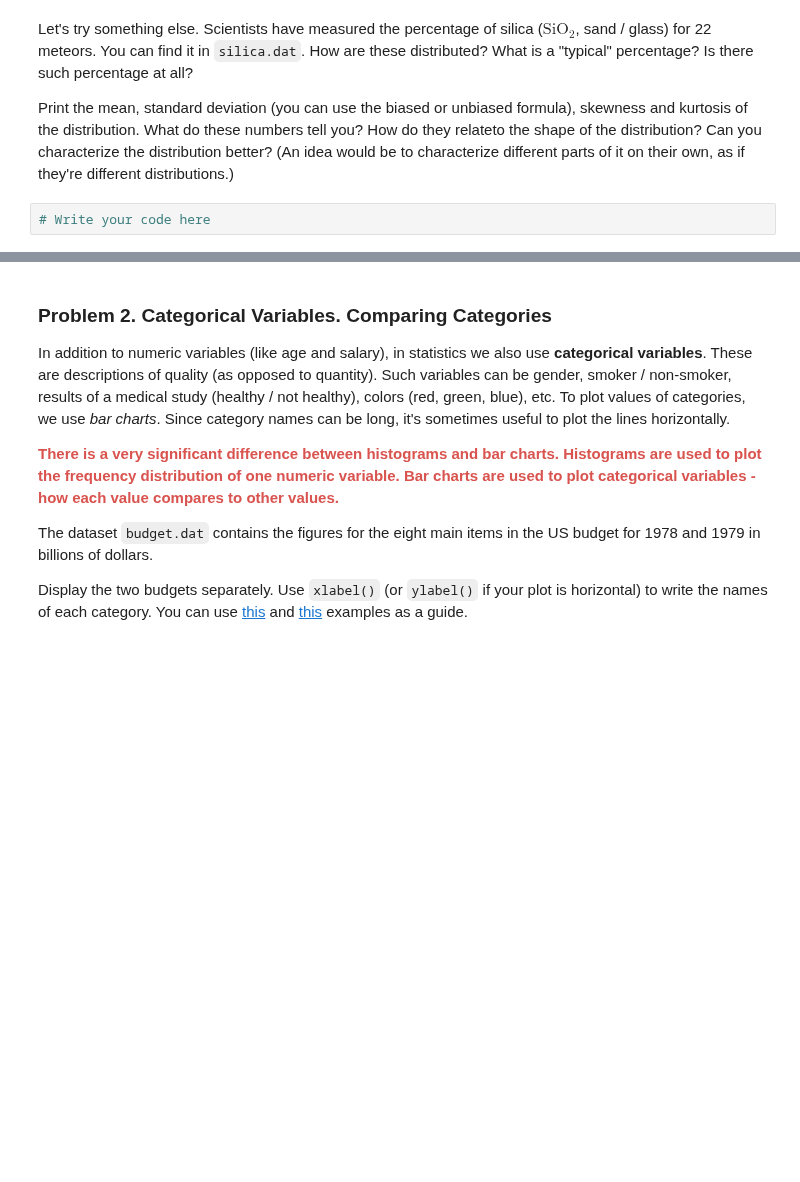
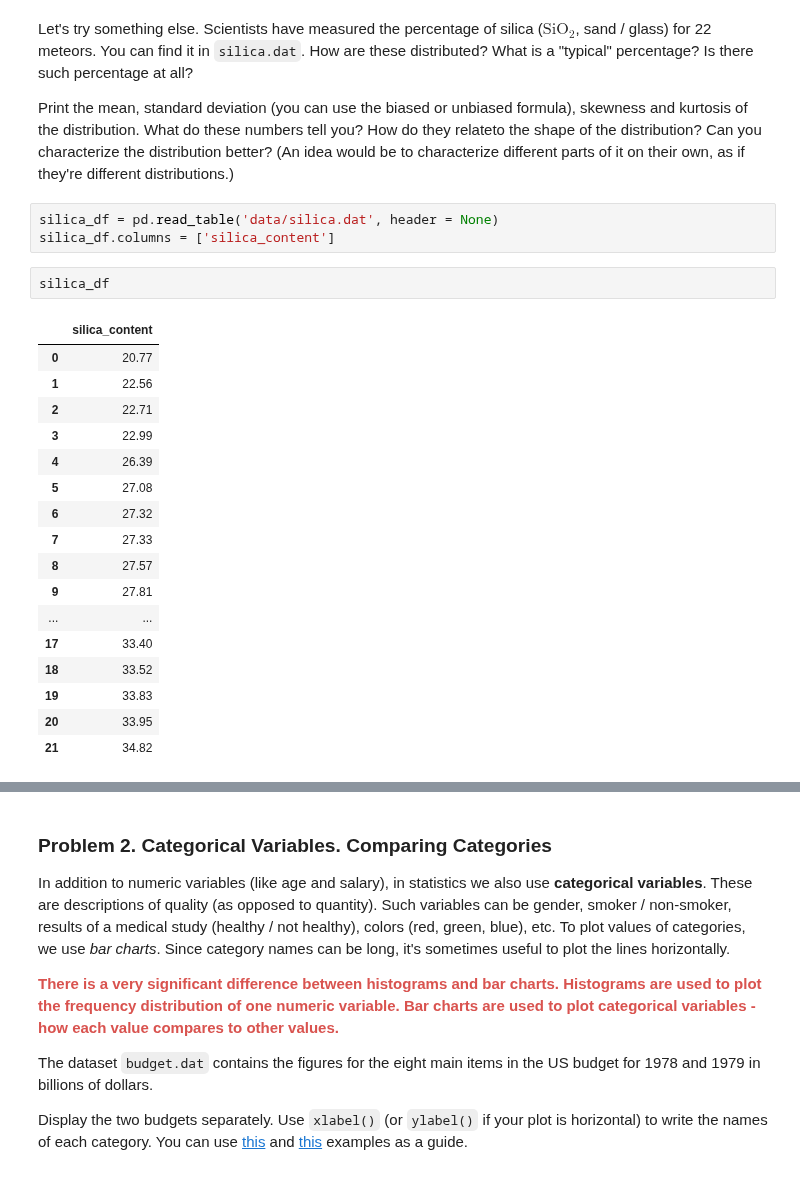
Before and after one commit to mi6oo6im/ml_math_for_devs, a Jupyter notebook: 12. Exercise Statistics/Statistics Exercise.ipynb, the cells around one changed output, grey strips where cells are left out. Saved outputs shown, nothing was run; the diff lists cells and outputs as text; blank space fills up the shorter version.

```diff
--- a/12. Exercise Statistics/Statistics Exercise.ipynb
+++ b/12. Exercise Statistics/Statistics Exercise.ipynb
@@ -47,5 +89,26 @@ We can see that even the simplest datasets sometimes need a bit of preprocessing
 Let's try something else. Scientists have measured the percentage of silica ($\text{SiO}_2$, sand / glass) for 22 meteors. You can find it in `silica.dat`. How are these distributed? What is a "typical" percentage? Is there such percentage at all?
 
 Print the mean, standard deviation (you can use the biased or unbiased formula), skewness and kurtosis of the distribution. What do these numbers tell you? How do they relateto the shape of the distribution? Can you characterize the distribution better? (An idea would be to characterize different parts of it on their own, as if they're different distributions.)
-# %%
-# Write your code here
+# %%
+silica_df = pd.read_table('data/silica.dat', header = None)
+silica_df.columns = ['silica_content']
+# %%
+silica_df
+# %% [output]
+|  | silica_content |
+| 0 | 20.77 |
+| 1 | 22.56 |
+| 2 | 22.71 |
+| 3 | 22.99 |
+| 4 | 26.39 |
+| 5 | 27.08 |
+| 6 | 27.32 |
+| 7 | 27.33 |
+| 8 | 27.57 |
+| 9 | 27.81 |
+| ... | ... |
+| 17 | 33.40 |
+| 18 | 33.52 |
+| 19 | 33.83 |
+| 20 | 33.95 |
+| 21 | 34.82 |
```
Also changed, not shown: parts of 15 cells of this notebook.
